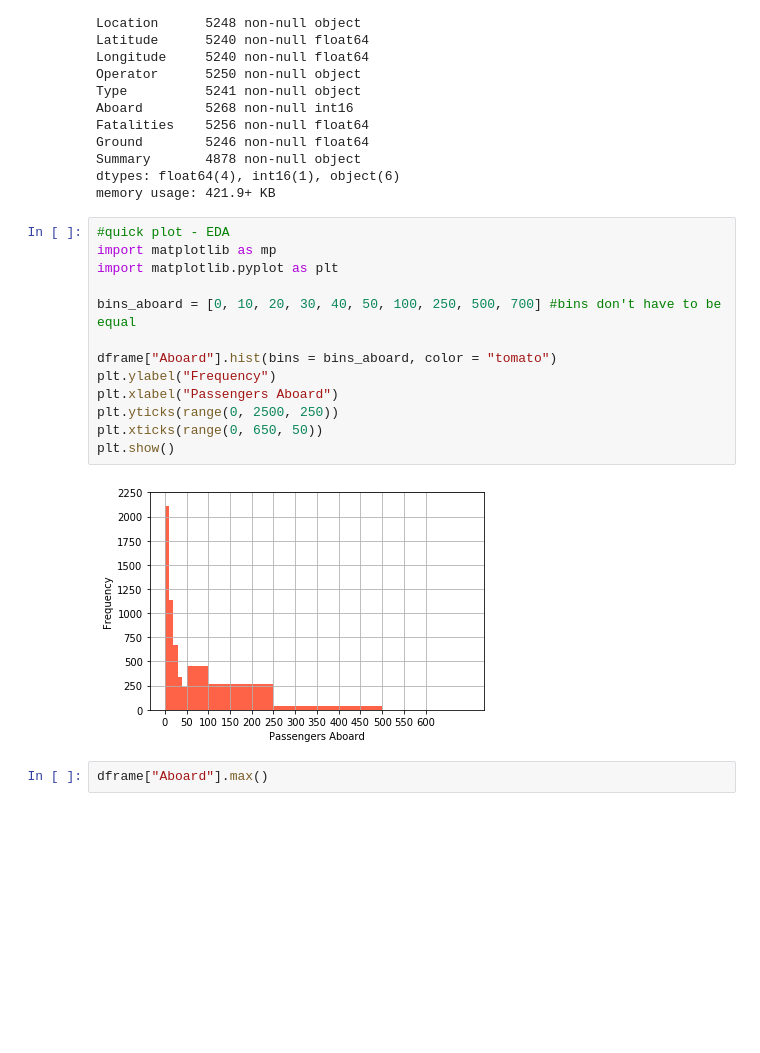
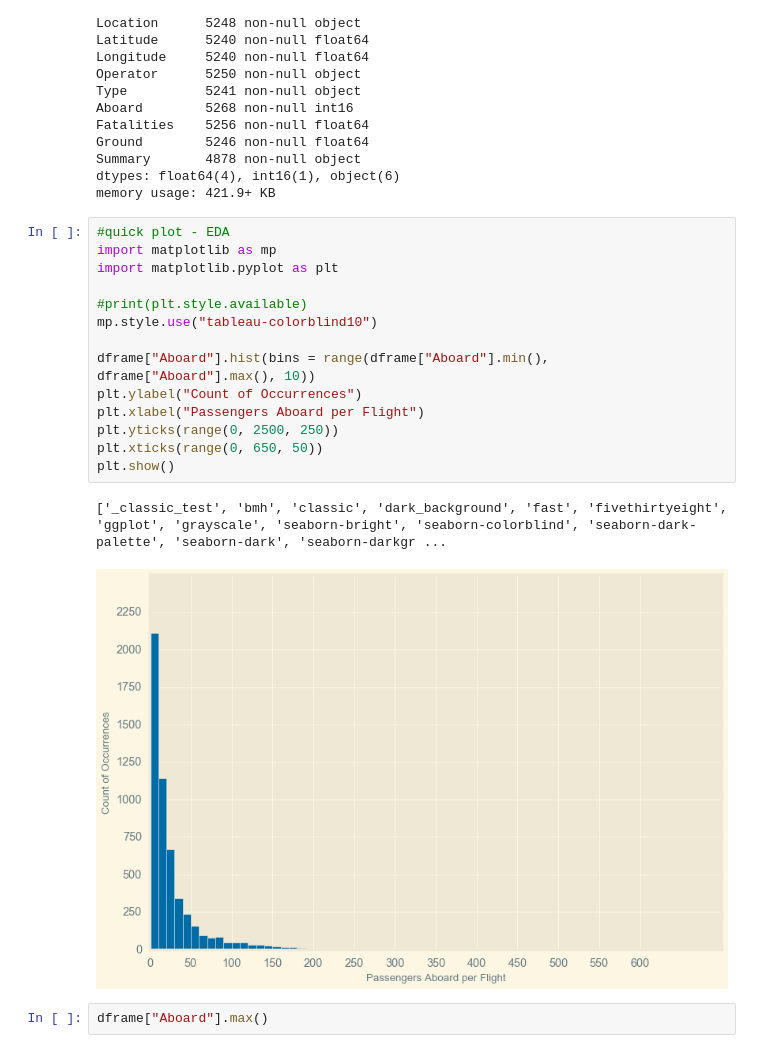
Before and after one commit to CatarinaL/GroupDataVizProjectDIT, a Jupyter notebook: DataPreparation.ipynb, the cells around one changed output. Saved outputs shown, nothing was run; the diff lists cells and outputs as text; blank space fills up the shorter version.

```diff
--- a/DataPreparation.ipynb
+++ b/DataPreparation.ipynb
@@ -205,18 +205,20 @@ memory usage: 421.9+ KB
 # %%
 #quick plot - EDA
 import matplotlib as mp
 import matplotlib.pyplot as plt
 
-bins_aboard = [0, 10, 20, 30, 40, 50, 100, 250, 500, 700] #bins don't have to be equal
+#print(plt.style.available)
+mp.style.use("tableau-colorblind10")
 
-dframe["Aboard"].hist(bins = bins_aboard, color = "tomato")
-plt.ylabel("Frequency")
-plt.xlabel("Passengers Aboard")
+dframe["Aboard"].hist(bins = range(dframe["Aboard"].min(), dframe["Aboard"].max(), 10))
+plt.ylabel("Count of Occurrences")
+plt.xlabel("Passengers Aboard per Flight")
 plt.yticks(range(0, 2500, 250))
 plt.xticks(range(0, 650, 50))
 plt.show()
 # %% [output]
+['_classic_test', 'bmh', 'classic', 'dark_background', 'fast', 'fivethirtyeight', 'ggplot', 'grayscale', 'seaborn-bright', 'seaborn-colorblind', 'seaborn-dark-palette', 'seaborn-dark', 'seaborn-darkgr ...
-[figure, old version]
+[figure, new version]
 # %%
 dframe["Aboard"].max()
 # %% [output]
```
Also changed, not shown: parts of 29 cells of this notebook.
